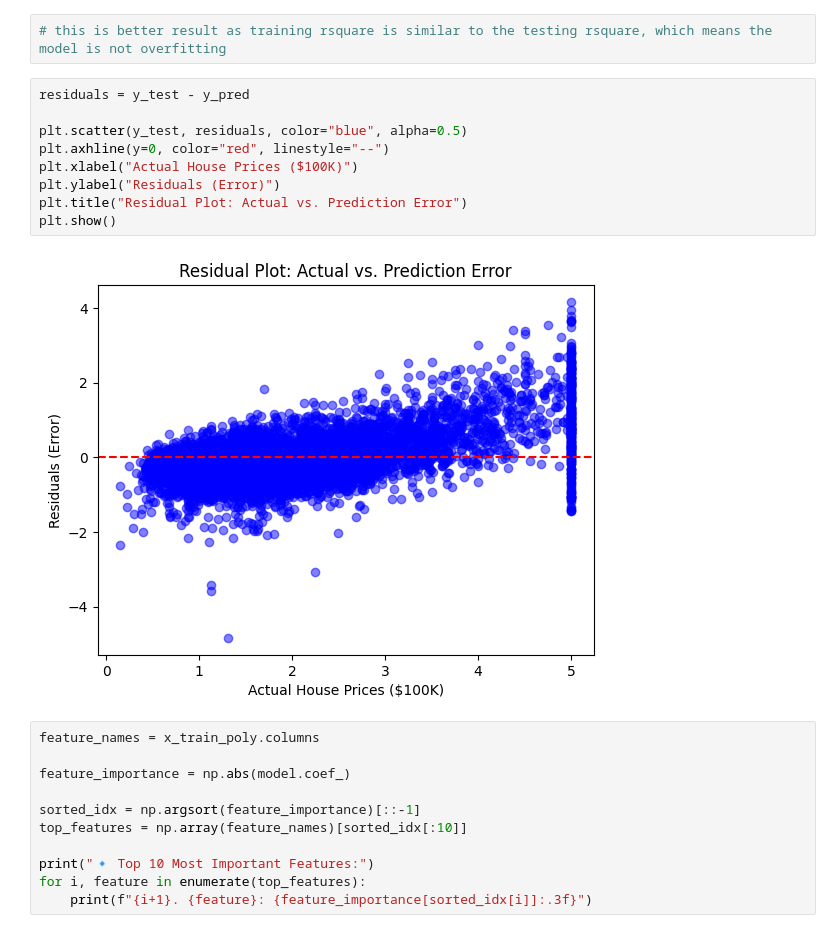
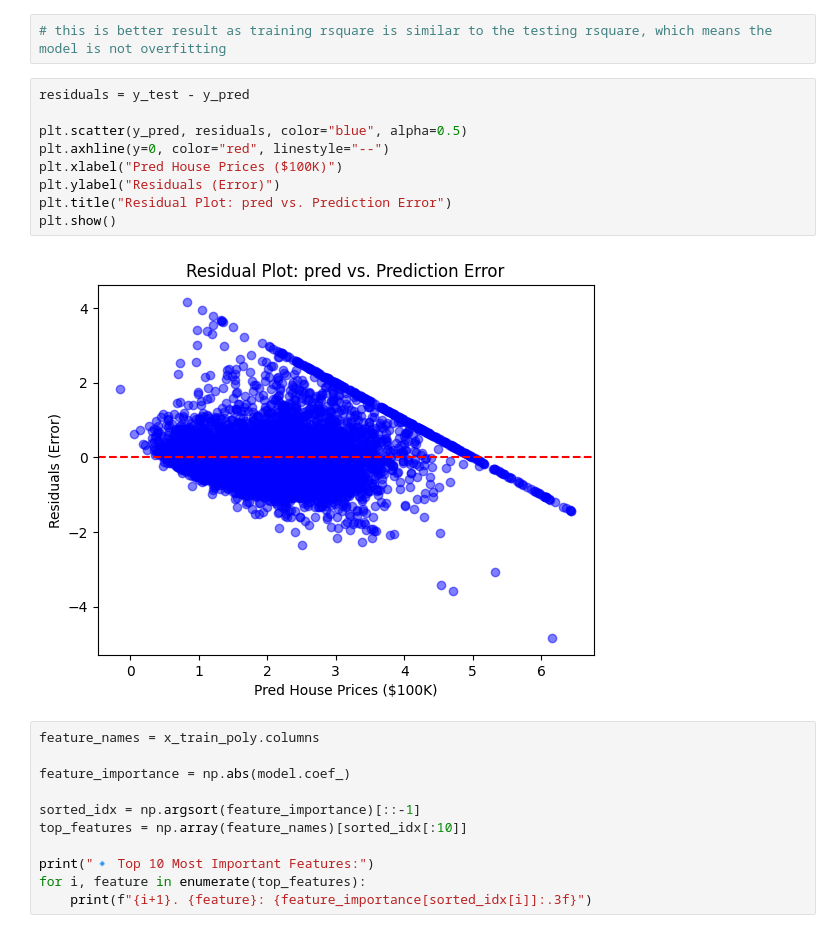
Before and after one commit to btechness/python_programming, a Jupyter notebook: linear_regression_tutorial.ipynb, the cells around one changed output. Saved outputs shown, nothing was run; the diff lists cells and outputs as text.

```diff
--- a/linear_regression_tutorial.ipynb
+++ b/linear_regression_tutorial.ipynb
@@ -310,14 +310,14 @@ Model testing rsquare: 0.622
 # %%
 residuals = y_test - y_pred
 
-plt.scatter(y_test, residuals, color="blue", alpha=0.5)
+plt.scatter(y_pred, residuals, color="blue", alpha=0.5)
 plt.axhline(y=0, color="red", linestyle="--")
-plt.xlabel("Actual House Prices ($100K)")
+plt.xlabel("Pred House Prices ($100K)")
 plt.ylabel("Residuals (Error)")
-plt.title("Residual Plot: Actual vs. Prediction Error")
+plt.title("Residual Plot: pred vs. Prediction Error")
 plt.show()
 # %% [output]
-[figure, old version]
+[figure, new version]
 # %%
 feature_names = x_train_poly.columns
 
```
Also changed, not shown: parts of 1 cell of this notebook, 1 other file.
